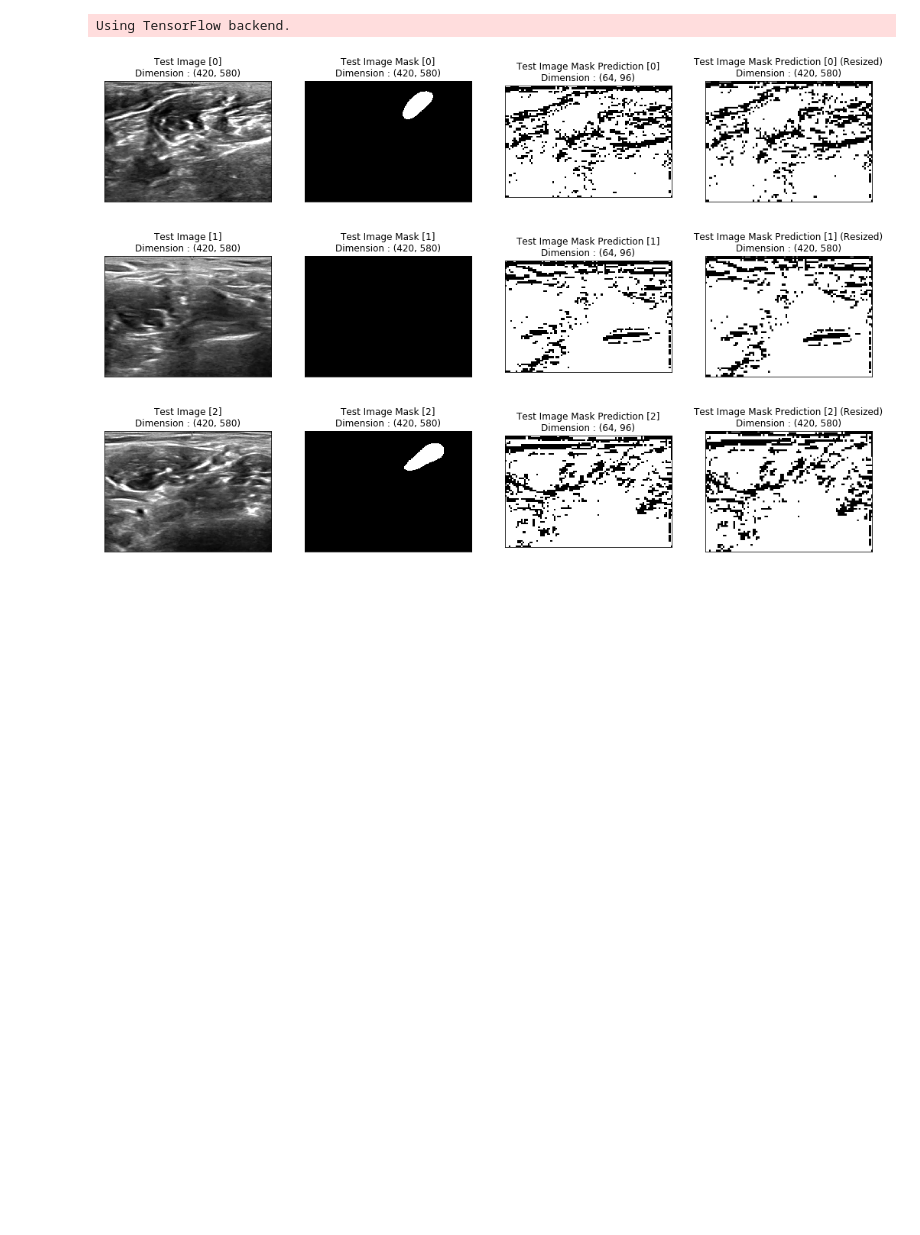
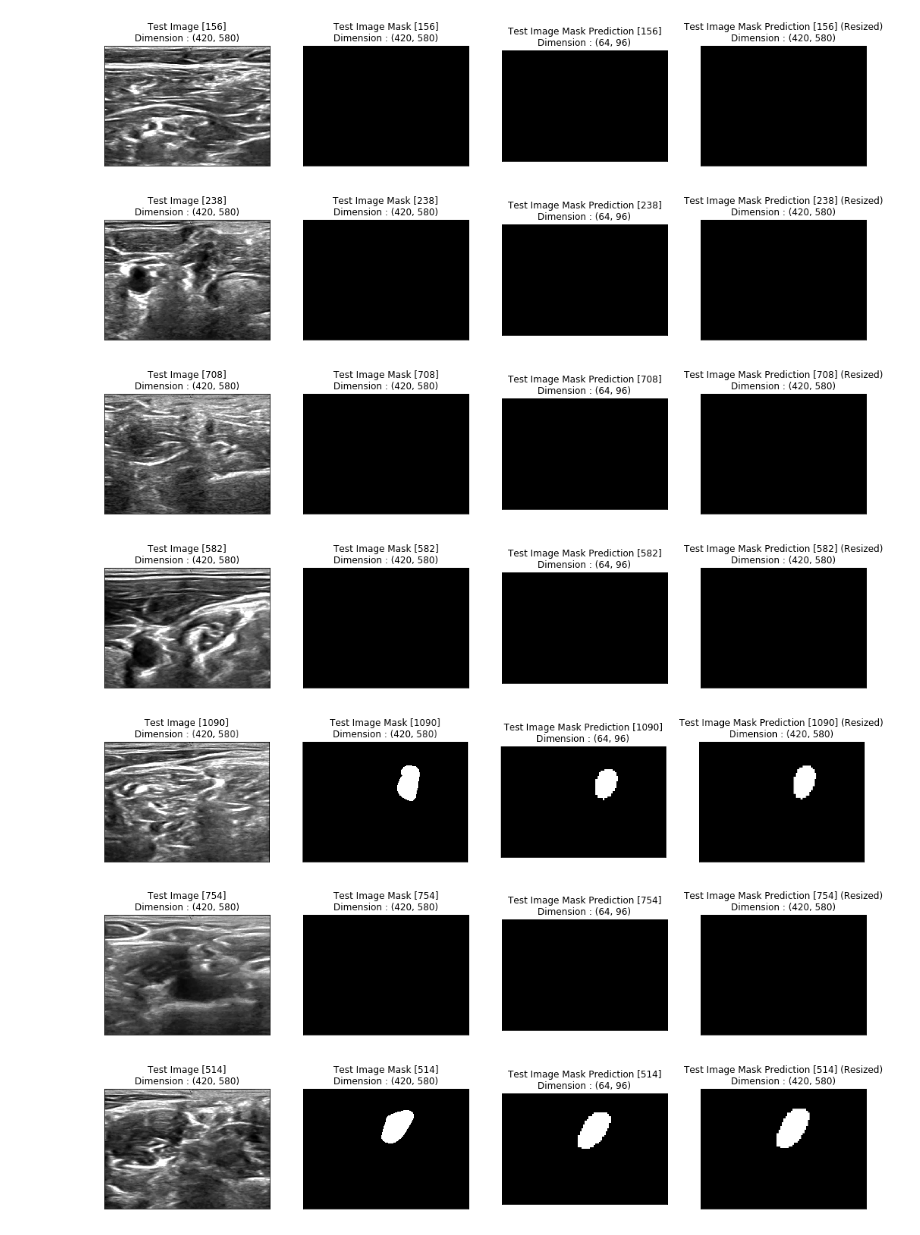
Before and after one commit to woo-chia-wei/ultrasound-nerve-segmentation, a Jupyter notebook: test_model.ipynb, the cells around one changed output. Cells and saved outputs as stored; diff of their text form; code cells hidden in the pictures; blank space fills up the shorter version.

```diff
--- a/test_model.ipynb
+++ b/test_model.ipynb
@@ -2,21 +2,20 @@
 import cv2
 import numpy as np
 import os
+import tensorflow as tf
 import matplotlib.pyplot as plt
+import pandas as pd
 from keras.models import Model
 from keras.layers import Input, Convolution2D, MaxPooling2D, UpSampling2D, concatenate
 from keras.layers.core import Dropout
-from keras.optimizers import Adadelta, SGD
+from keras.optimizers import Adadelta, SGD, Adam
 from keras.constraints import maxnorm
 from keras.callbacks import ModelCheckpoint
+from keras.callbacks import EarlyStopping, ModelCheckpoint, ReduceLROnPlateau, Callback
 from keras import backend as K
-from ImageDataGenerator import ImageDataGenerator
-from data import load_train_data, load_test_data
-from train import *
+from keras.preprocessing.image import ImageDataGenerator
+from data import load_train_data, load_test_data, load_validation_data
+
+img_rows = 64
+img_cols = 96
+smooth = 1
-# %% [output]
-Using TensorFlow backend.
-# %%
-model = get_unet()
-model_checkpoint = ModelCheckpoint(model_filename, monitor='loss', save_best_only=True)
-if(os.path.exists(model_filename)):
-    model.load_weights(model_filename)
@@ -25,6 +116,19 @@ imgs_train, imgs_mask_train = load_train_data()
 imgs_train = imgs_train.astype('float32')
 mean = np.mean(imgs_train)
 std = np.std(imgs_train)
+# %%
+batch_size = 128
+n_steps = (int)(len(imgs_train)/batch_size)
+optimizer = SGD(lr=0.015, momentum=0.45, decay=0.0, nesterov=False)
+loss = jacc_loss
+epochs, completed_epochs = 400, 300
+dropout = 0.05
+model_filename = r"C:\Users\ChiaWei\Google Drive\unet_49.hdf5"
+
+model = get_unet(optimizer, loss, dropout)
+model_checkpoint = ModelCheckpoint(model_filename, monitor='loss', save_best_only=True)
+if(os.path.exists(model_filename)):
+    model.load_weights(model_filename)
 # %%
 imgs_test, imgs_mask_test = load_test_data()
 imgs_test_processed = preprocess(imgs_test)
@@ -35,7 +139,7 @@ imgs_test_processed = swap_axes(imgs_test_processed)
 # %%
 def predict_image(index):
     pred = model.predict(imgs_test_processed[index:index+1])
-    pred_mask = np.where(pred > 0.5, 1, 0)[0,:,:,0]
+    pred_mask = np.where(pred > 0.5, 0, 1)[0,:,:,0]
 
     fig, (ax1, ax2, ax3, ax4) = plt.subplots(figsize=(18, 6), nrows=1, ncols=4)
 
@@ -68,15 +172,14 @@ def predict_image(index):
         ax.set_yticks([])
 
     plt.show()
-# %%
-predict_image(0)
-# %% [output]
-[figure, removed]
-# %%
-predict_image(1)
-# %% [output]
-[figure, removed]
-# %%
-predict_image(2)
-# %% [output]
-[figure, removed]
+# %%
+for n in np.random.choice(imgs_test.shape[0], 20):
+    predict_image(n)
+# %% [output]
+[figure, added]
+[figure, added]
+[figure, added]
+[figure, added]
+[figure, added]
+[figure, added]
+[figure, added]
```
Also changed, not shown: parts of 2 cells of this notebook, 2 other files.
